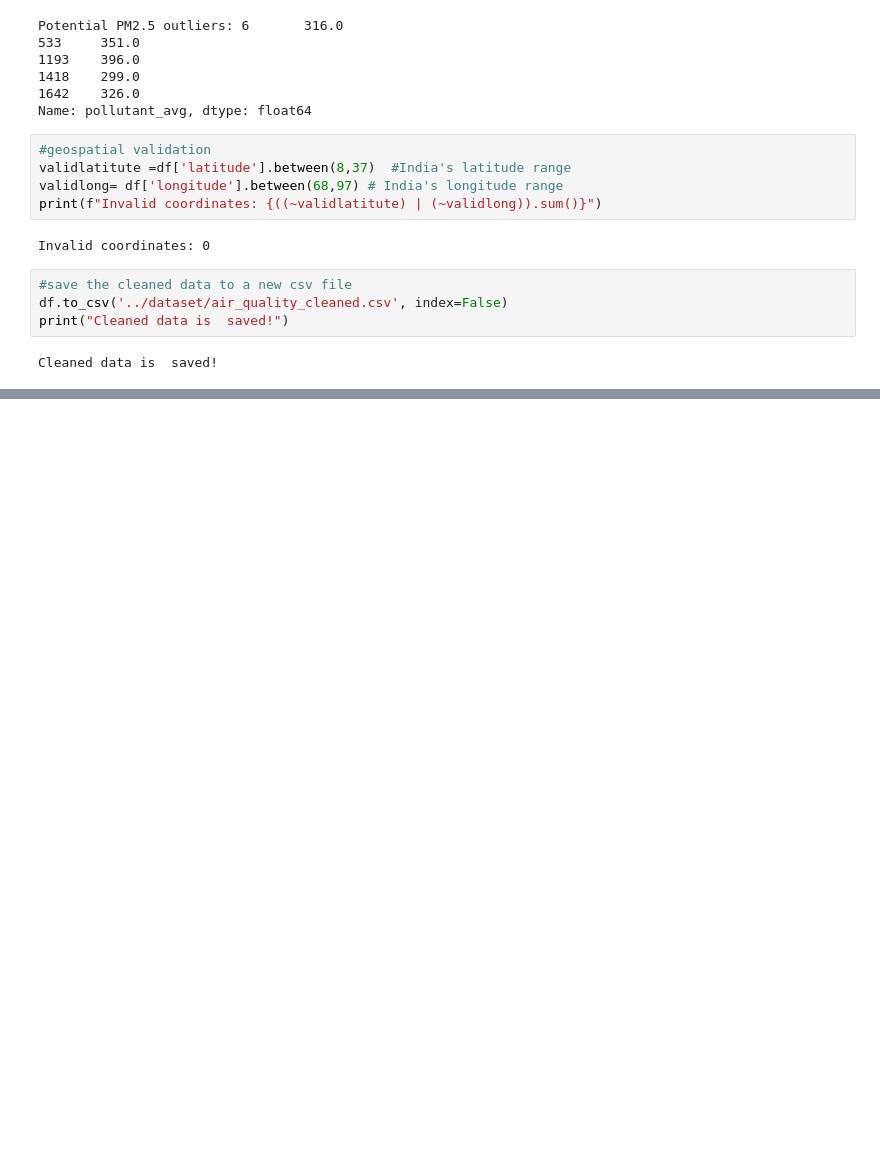
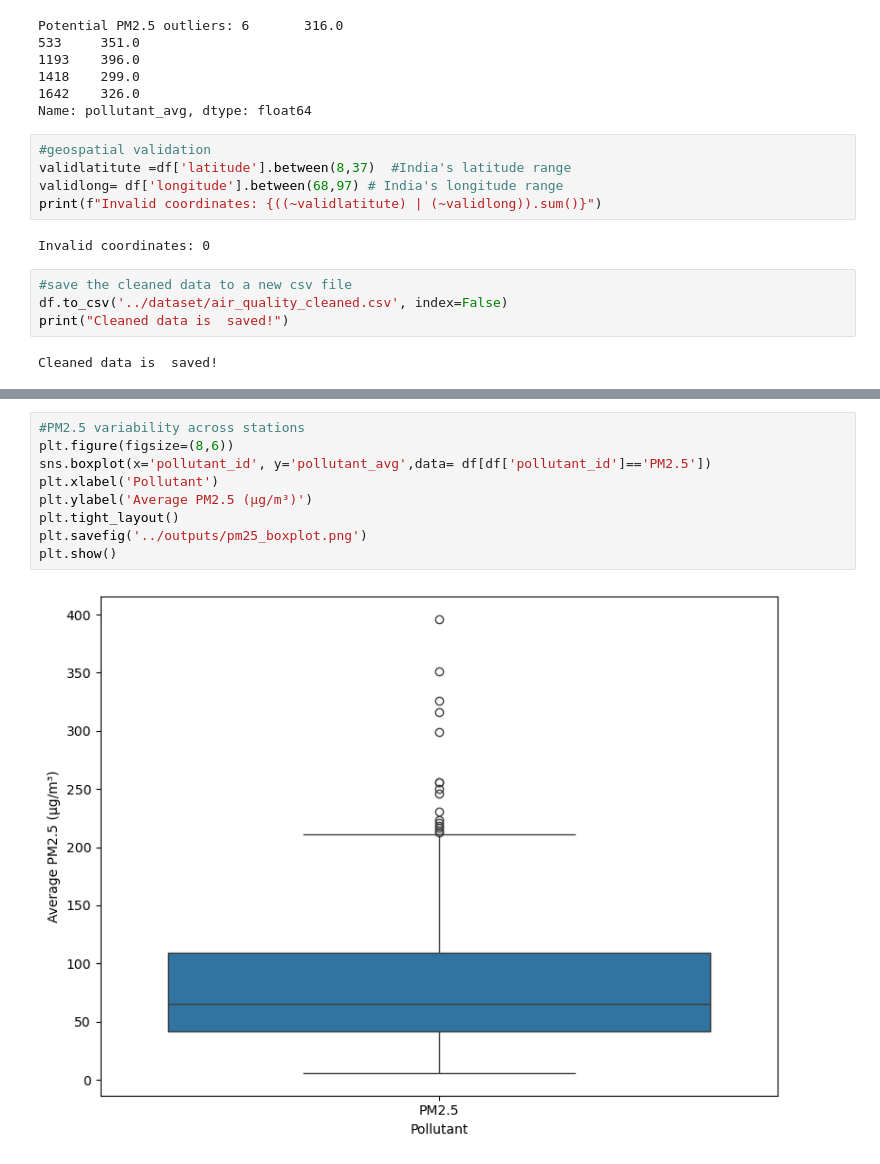
Before and after one commit to Rupal0912/IndiaAirQuality-2025, a Jupyter notebook: notebooks/notebook1.ipynb, the cells around one changed output, grey strips where cells are left out. Drawn from its saved outputs; the diff is of its cells as text; blank space fills up the shorter version.

```diff
--- a/notebooks/notebook1.ipynb
+++ b/notebooks/notebook1.ipynb
@@ -114,0 +208,11 @@ Cleaned data is  saved!
+# %%
+#PM2.5 variability across stations
+plt.figure(figsize=(8,6))
+sns.boxplot(x='pollutant_id', y='pollutant_avg',data= df[df['pollutant_id']=='PM2.5'])
+plt.xlabel('Pollutant')
+plt.ylabel('Average PM2.5 (µg/m³)')
+plt.tight_layout()
+plt.savefig('../outputs/pm25_boxplot.png')
+plt.show()
+# %% [output]
+[figure, added]
```
Also changed, not shown: parts of 8 cells of this notebook.
